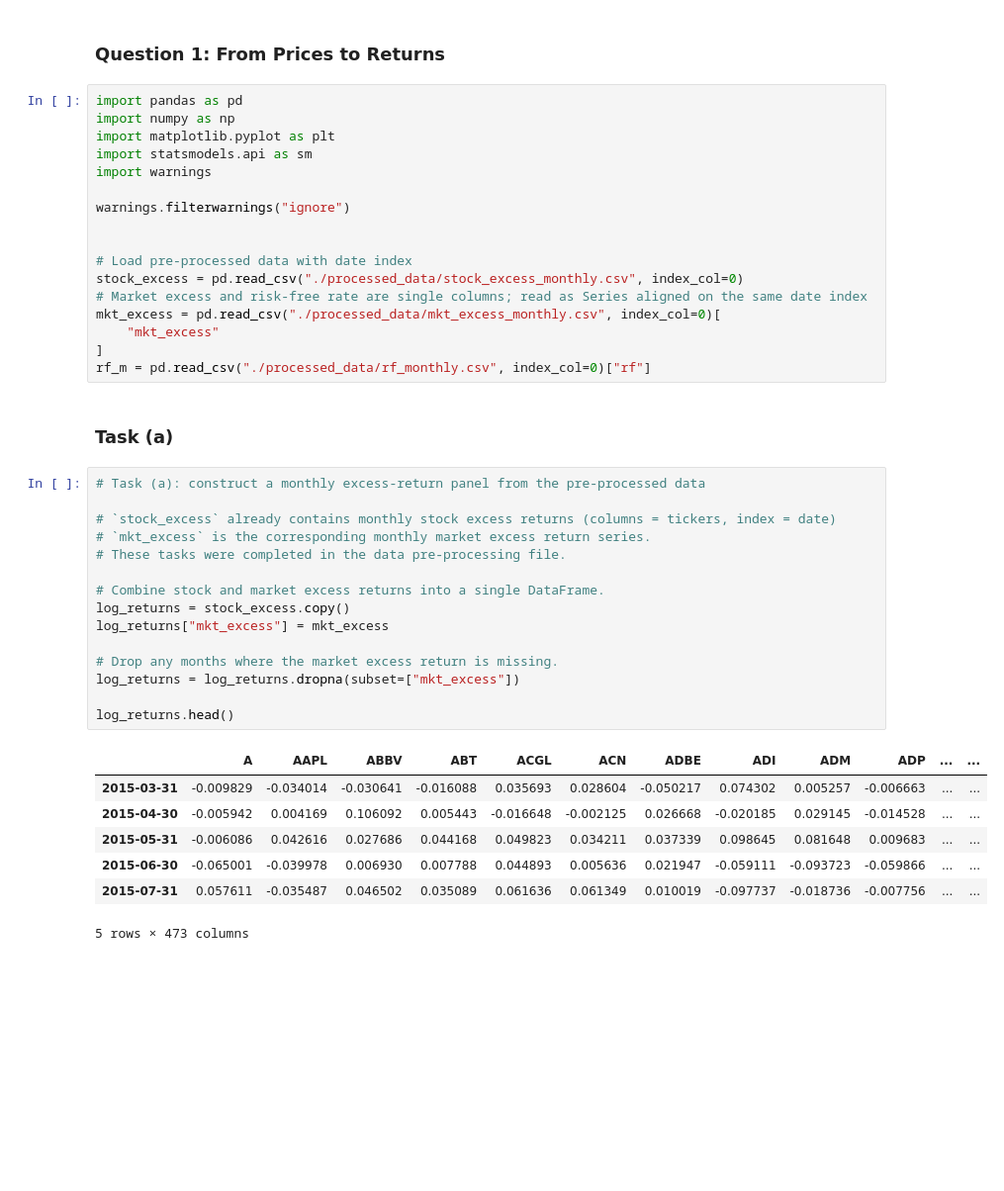
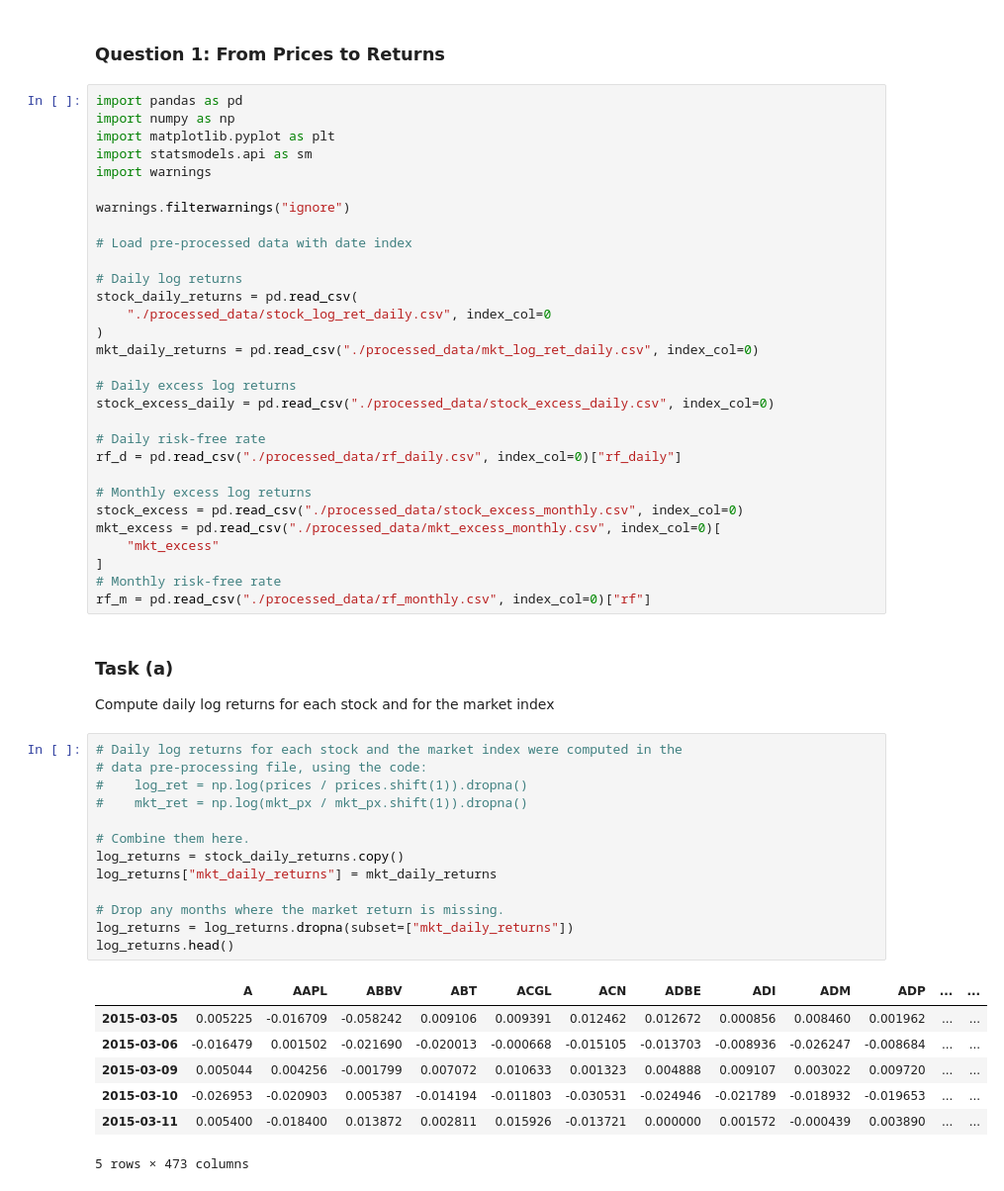
Before and after one commit to sanjxksl/RSM8341-Team11-Assignment1, a Jupyter notebook: Q1.ipynb, the cells around one changed output. Shown at 99% size. Saved outputs shown, nothing was run; the diff lists cells and outputs as text; blank space fills up the shorter version.

```diff
--- a/Q1.ipynb
+++ b/Q1.ipynb
@@ -9,38 +9,51 @@ import warnings
 
 warnings.filterwarnings("ignore")
 
+# Load pre-processed data with date index
 
-# Load pre-processed data with date index
+# Daily log returns
+stock_daily_returns = pd.read_csv(
+    "./processed_data/stock_log_ret_daily.csv", index_col=0
+)
+mkt_daily_returns = pd.read_csv("./processed_data/mkt_log_ret_daily.csv", index_col=0)
+
+# Daily excess log returns
+stock_excess_daily = pd.read_csv("./processed_data/stock_excess_daily.csv", index_col=0)
+
+# Daily risk-free rate
+rf_d = pd.read_csv("./processed_data/rf_daily.csv", index_col=0)["rf_daily"]
+
+# Monthly excess log returns
 stock_excess = pd.read_csv("./processed_data/stock_excess_monthly.csv", index_col=0)
-# Market excess and risk-free rate are single columns; read as Series aligned on the same date index
 mkt_excess = pd.read_csv("./processed_data/mkt_excess_monthly.csv", index_col=0)[
     "mkt_excess"
 ]
+# Monthly risk-free rate
 rf_m = pd.read_csv("./processed_data/rf_monthly.csv", index_col=0)["rf"]
 # %% [markdown]
 ### Task (a)
+
+Compute daily log returns for each stock and for the market index
 # %%
-# Task (a): construct a monthly excess-return panel from the pre-processed data
+# Daily log returns for each stock and the market index were computed in the
+# data pre-processing file, using the code:
+#    log_ret = np.log(prices / prices.shift(1)).dropna()
+#    mkt_ret = np.log(mkt_px / mkt_px.shift(1)).dropna()
 
-# `stock_excess` already contains monthly stock excess returns (columns = tickers, index = date)
-# `mkt_excess` is the corresponding monthly market excess return series.
-# These tasks were completed in the data pre-processing file.
+# Combine them here.
+log_returns = stock_daily_returns.copy()
+log_returns["mkt_daily_returns"] = mkt_daily_returns
 
-# Combine stock and market excess returns into a single DataFrame.
-log_returns = stock_excess.copy()
-log_returns["mkt_excess"] = mkt_excess
-
-# Drop any months where the market excess return is missing.
-log_returns = log_returns.dropna(subset=["mkt_excess"])
-
+# Drop any months where the market return is missing.
+log_returns = log_returns.dropna(subset=["mkt_daily_returns"])
 log_returns.head()
 # %% [output]
 |  | A | AAPL | ABBV | ABT | ACGL | ACN | ADBE | ADI | ADM | ADP | ... | ... |
-| 2015-03-31 | -0.009829 | -0.034014 | -0.030641 | -0.016088 | 0.035693 | 0.028604 | -0.050217 | 0.074302 | 0.005257 | -0.006663 | ... | ... |
-| 2015-04-30 | -0.005942 | 0.004169 | 0.106092 | 0.005443 | -0.016648 | -0.002125 | 0.026668 | -0.020185 | 0.029145 | -0.014528 | ... | ... |
-| 2015-05-31 | -0.006086 | 0.042616 | 0.027686 | 0.044168 | 0.049823 | 0.034211 | 0.037339 | 0.098645 | 0.081648 | 0.009683 | ... | ... |
-| 2015-06-30 | -0.065001 | -0.039978 | 0.006930 | 0.007788 | 0.044893 | 0.005636 | 0.021947 | -0.059111 | -0.093723 | -0.059866 | ... | ... |
-| 2015-07-31 | 0.057611 | -0.035487 | 0.046502 | 0.035089 | 0.061636 | 0.061349 | 0.010019 | -0.097737 | -0.018736 | -0.007756 | ... | ... |
+| 2015-03-05 | 0.005225 | -0.016709 | -0.058242 | 0.009106 | 0.009391 | 0.012462 | 0.012672 | 0.000856 | 0.008460 | 0.001962 | ... | ... |
+| 2015-03-06 | -0.016479 | 0.001502 | -0.021690 | -0.020013 | -0.000668 | -0.015105 | -0.013703 | -0.008936 | -0.026247 | -0.008684 | ... | ... |
+| 2015-03-09 | 0.005044 | 0.004256 | -0.001799 | 0.007072 | 0.010633 | 0.001323 | 0.004888 | 0.009107 | 0.003022 | 0.009720 | ... | ... |
+| 2015-03-10 | -0.026953 | -0.020903 | 0.005387 | -0.014194 | -0.011803 | -0.030531 | -0.024946 | -0.021789 | -0.018932 | -0.019653 | ... | ... |
+| 2015-03-11 | 0.005400 | -0.018400 | 0.013872 | 0.002811 | 0.015926 | -0.013721 | 0.000000 | 0.001572 | -0.000439 | 0.003890 | ... | ... |
 5 rows × 473 columns
 # %% [markdown]
 ### Task (b)
```
Also changed, not shown: parts of 10 cells of this notebook, 13 other files.
